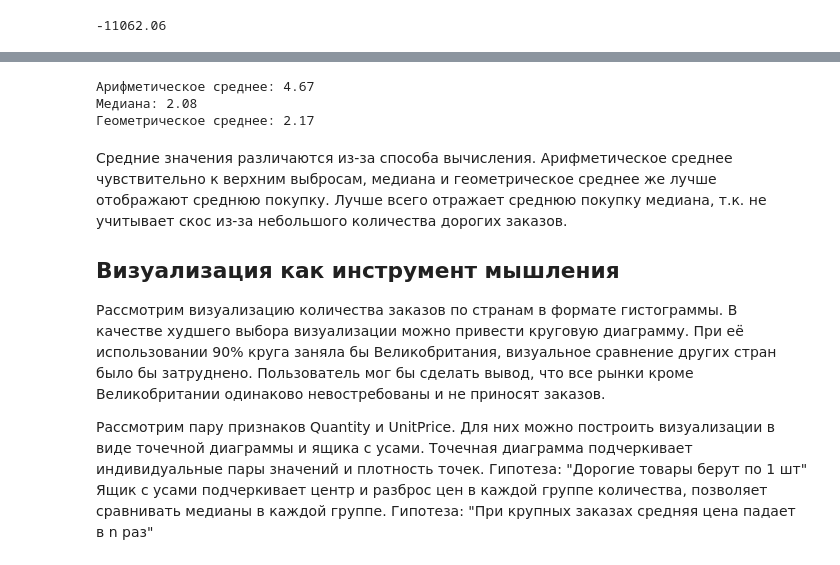
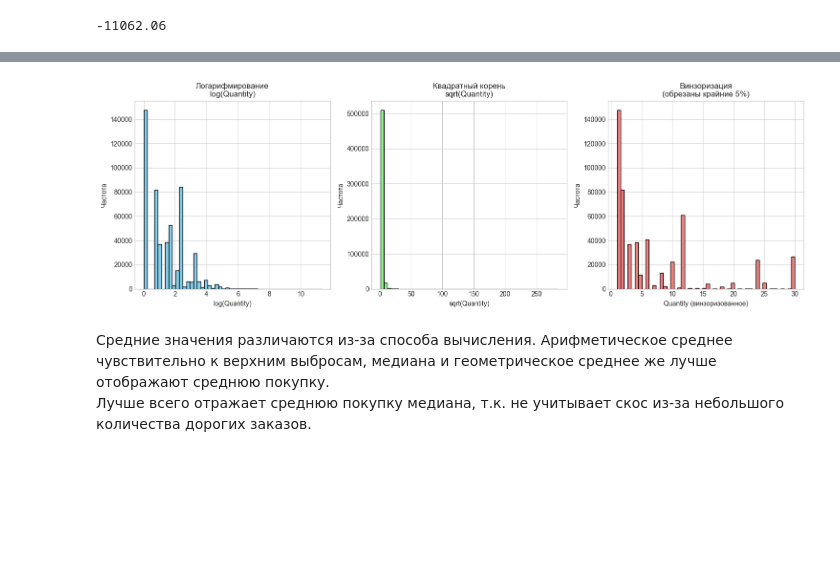
Before and after one commit to ilipashka/Lab-1-IAD, a Jupyter notebook: notebooks/01_data_understanding.ipynb, the cells around one changed output, grey strips where cells are left out. Cells and saved outputs as stored; diff of their text form; code cells hidden in the pictures; blank space fills up the shorter version.

```diff
--- a/notebooks/01_data_understanding.ipynb
+++ b/notebooks/01_data_understanding.ipynb
@@ -457,22 +499,34 @@ print(df['UnitPrice'].min())
 | Линейные модели | Сильно улучшает, если связь мультипликативна | Умеренно улучшает | Улучшает за счет снижения влияния выбросов |
 | Визуализация | Лучше видно крайние значения | Умеренное сжатие правого края | Почти не меняет форму, обрезает края |
 # %%
+from scipy.stats import mstats
+
 df_clean = df[df['UnitPrice'] > 0].copy()
-print('Арифметическое среднее:', df_clean['UnitPrice'].mean().round(2))
-print('Медиана:', df_clean['UnitPrice'].median().round(2))
-print('Геометрическое среднее:', np.exp(np.log(df_clean['UnitPrice']).mean()).round(2))
+data = df_clean['Quantity'].values
+data = data[(data > 0)]
+
+fig, axes = plt.subplots(1, 3, figsize=(15, 5))
+
+axes[0].hist(np.log(data), bins=50, color='skyblue', edgecolor='black')
+axes[0].set_title('Логарифмирование\nlog(Quantity)')
+axes[0].set_xlabel('log(Quantity)')
+axes[0].set_ylabel('Частота')
+
+axes[1].hist(np.sqrt(data), bins=50, color='lightgreen', edgecolor='black')
+axes[1].set_title('Квадратный корень\nsqrt(Quantity)')
+axes[1].set_xlabel('sqrt(Quantity)')
+axes[1].set_ylabel('Частота')
+
+winsorized_data = mstats.winsorize(data, limits=[0.05, 0.05])
+axes[2].hist(winsorized_data, bins=50, color='lightcoral', edgecolor='black')
+axes[2].set_title('Винзоризация\n(обрезаны крайние 5%)')
+axes[2].set_xlabel('Quantity (винзоризованное)')
+axes[2].set_ylabel('Частота')
+
+plt.tight_layout()
+plt.show()
 # %% [output]
-Арифметическое среднее: 4.67
-Медиана: 2.08
-Геометрическое среднее: 2.17
+[figure, added]
 # %% [markdown]
 Средние значения различаются из-за способа вычисления. Арифметическое среднее чувствительно к верхним выбросам, медиана и геометрическое среднее же лучше отображают среднюю покупку.
 Лучше всего отражает среднюю покупку медиана, т.к. не учитывает скос из-за небольшого количества дорогих заказов.
-
-## Визуализация как инструмент мышления
-
-Рассмотрим визуализацию количества заказов по странам в формате гистограммы. В качестве худшего выбора визуализации можно привести круговую диаграмму. При её использовании 90% круга заняла бы Великобритания, визуальное сравнение других стран было бы затруднено. Пользователь мог бы сделать вывод, что все рынки кроме Великобритании одинаково невостребованы и не приносят заказов.
-
-Рассмотрим пару признаков Quantity и UnitPrice. Для них можно построить визуализации в виде точечной диаграммы и ящика с усами.
-Точечная диаграмма подчеркивает индивидуальные пары значений и плотность точек. Гипотеза: "Дорогие товары берут по 1 шт"
-Ящик с усами подчеркивает центр и разброс цен в каждой группе количества, позволяет сравнивать медианы в каждой группе. Гипотеза: "При крупных заказах средняя цена падает в n раз"
```
Also changed, not shown: parts of 7 cells of this notebook.
